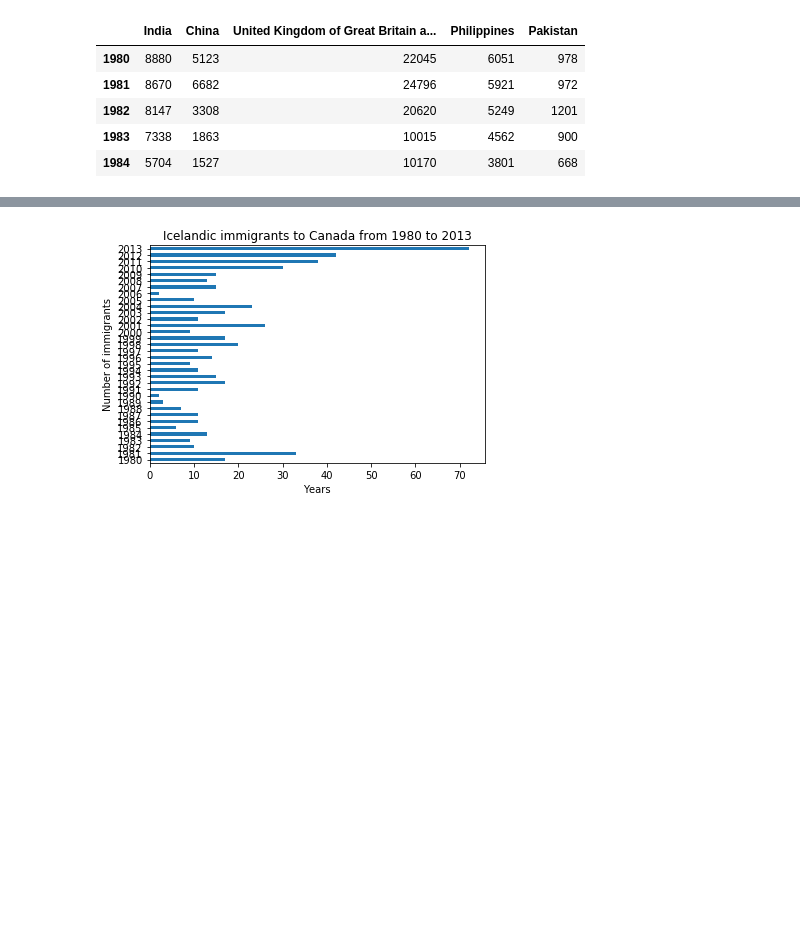
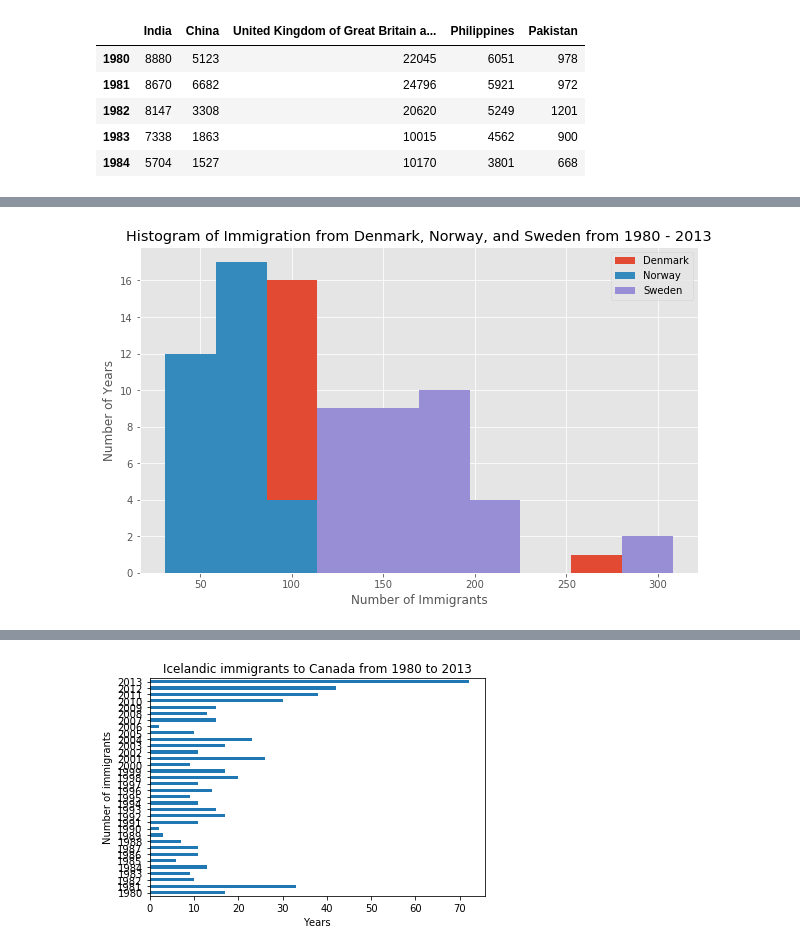
Before and after one commit to juwatow/jupyter-notebook-immigration-canada, a Jupyter notebook: basic-vizzes.ipynb, the cells around one changed output, grey strips where cells are left out. Cells and saved outputs as stored; diff of their text form; code cells hidden in the pictures; blank space fills up the shorter version.

```diff
--- a/basic-vizzes.ipynb
+++ b/basic-vizzes.ipynb
@@ -84,0 +124,14 @@ plt.show()
+# %%
+# transpose dataframe
+df_t = df_can.loc[['Denmark', 'Norway', 'Sweden'], years].transpose()
+df_t.head()
+# generate histogram
+df_t.plot(kind='hist', figsize=(10, 6))
+
+plt.title('Histogram of Immigration from Denmark, Norway, and Sweden from 1980 - 2013')
+plt.ylabel('Number of Years')
+plt.xlabel('Number of Immigrants')
+
+plt.show()
+# %% [output]
+[figure, added]
```
Also changed, not shown: parts of 13 cells of this notebook.
